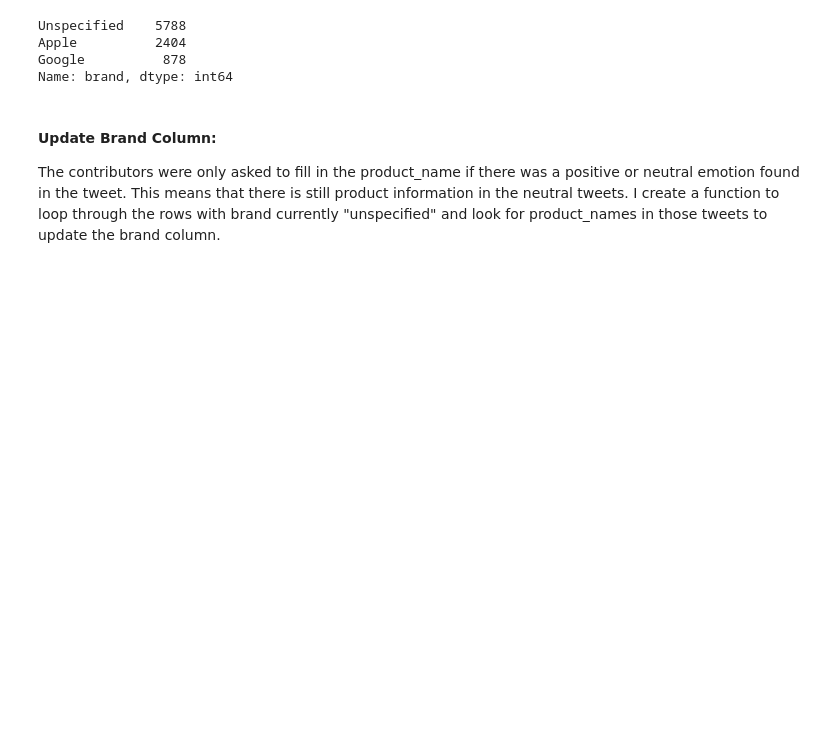
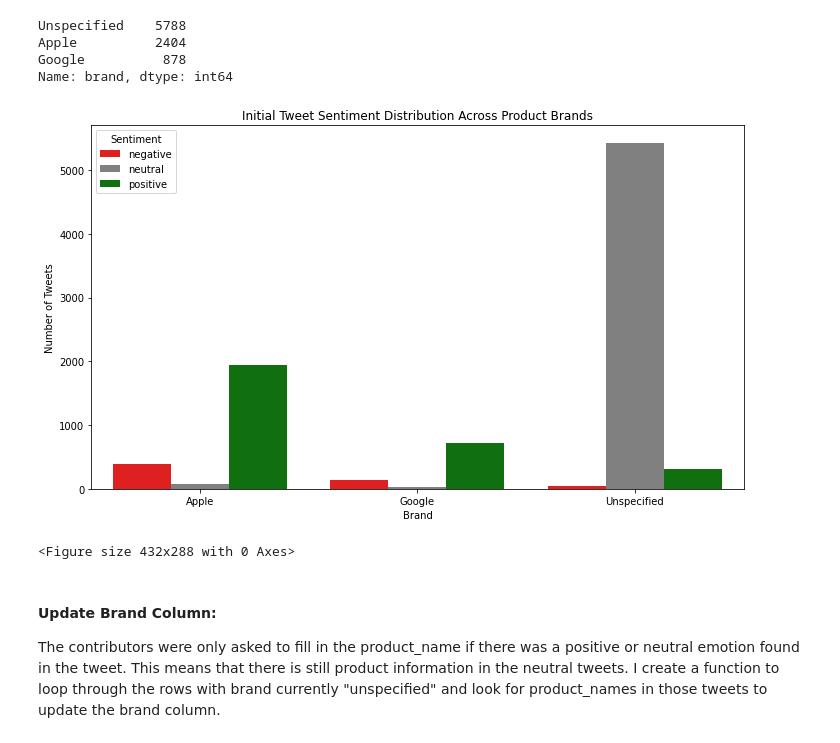
Before and after one commit to morgannash1/twitter_nlp_project, a Jupyter notebook: notebook.ipynb, the cells around one changed output. Saved outputs shown, nothing was run; the diff lists cells and outputs as text; code cells hidden in the pictures; blank space fills up the shorter version.

```diff
--- a/notebook.ipynb
+++ b/notebook.ipynb
@@ -243,6 +247,30 @@ Unspecified    5788
 Apple          2404
 Google          878
 Name: brand, dtype: int64
+# %%
+#plot sentiment distribution by brand
+#groupby and aggregate for plot
+initial_sentiment_by_brand = data.groupby(['brand', 'sentiment']).size().reset_index(name='count')
+
+#define brand_order and colors for sentiments
+brand_order = ['Apple', 'Google', 'Unspecified']
+sentiment_palette = {'positive': 'green', 'neutral': 'grey', 'negative': 'red'}
+
+
+plt.figure(figsize=(10, 6))
+sns.barplot(data=initial_sentiment_by_brand, x='brand',y='count',hue='sentiment', palette=sentiment_palette, order=brand_order)
+plt.title('Initial Tweet Sentiment Distribution Across Product Brands')
+plt.xlabel('Brand')
+plt.ylabel('Number of Tweets')
+plt.legend(title='Sentiment')
+plt.xticks(rotation=0)
+plt.tight_layout()
+plt.show();
+#save bar plot
+plt.savefig('initial_sentiment_distribution.png')
+# %% [output]
+[figure, added]
+<Figure size 432x288 with 0 Axes>
 # %% [markdown]
 #### Update Brand Column:
 The contributors were only asked to fill in the product_name if there was a positive or neutral emotion found in the tweet. This means that there is still product information in the neutral tweets. I create a function to loop through the rows with brand currently "unspecified" and look for product_names in those tweets to update the brand column.
```
Also changed, not shown: parts of 11 cells of this notebook, 2 other files.
